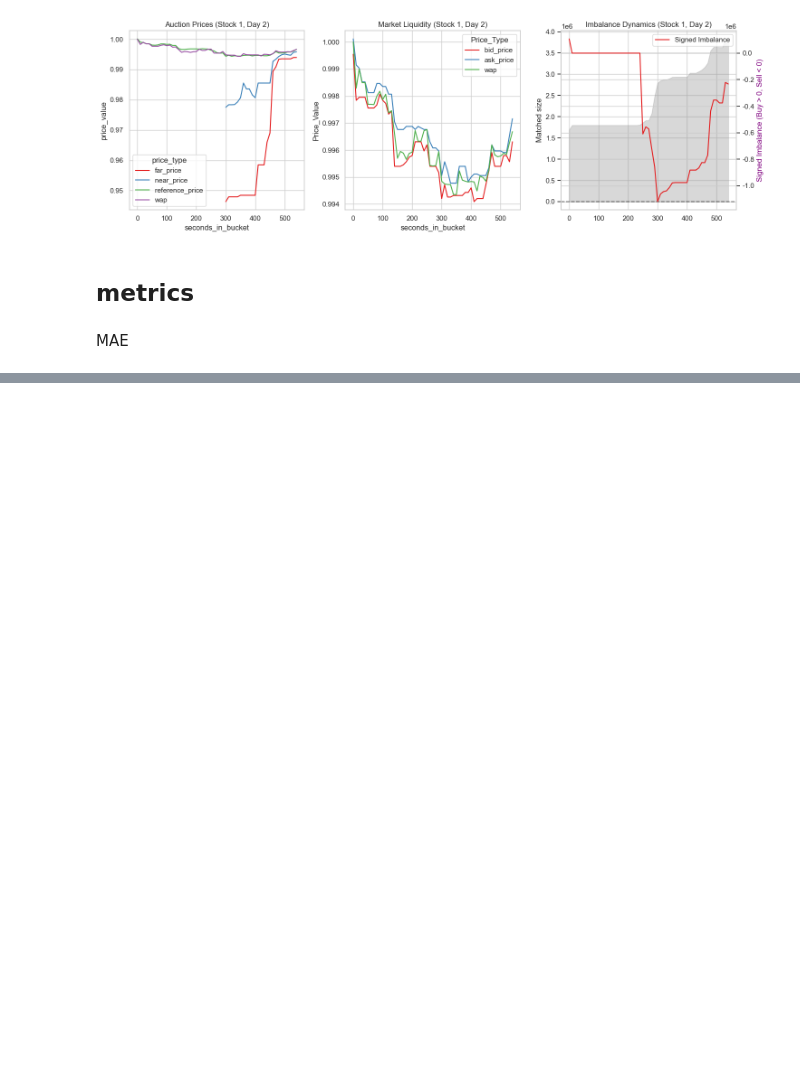
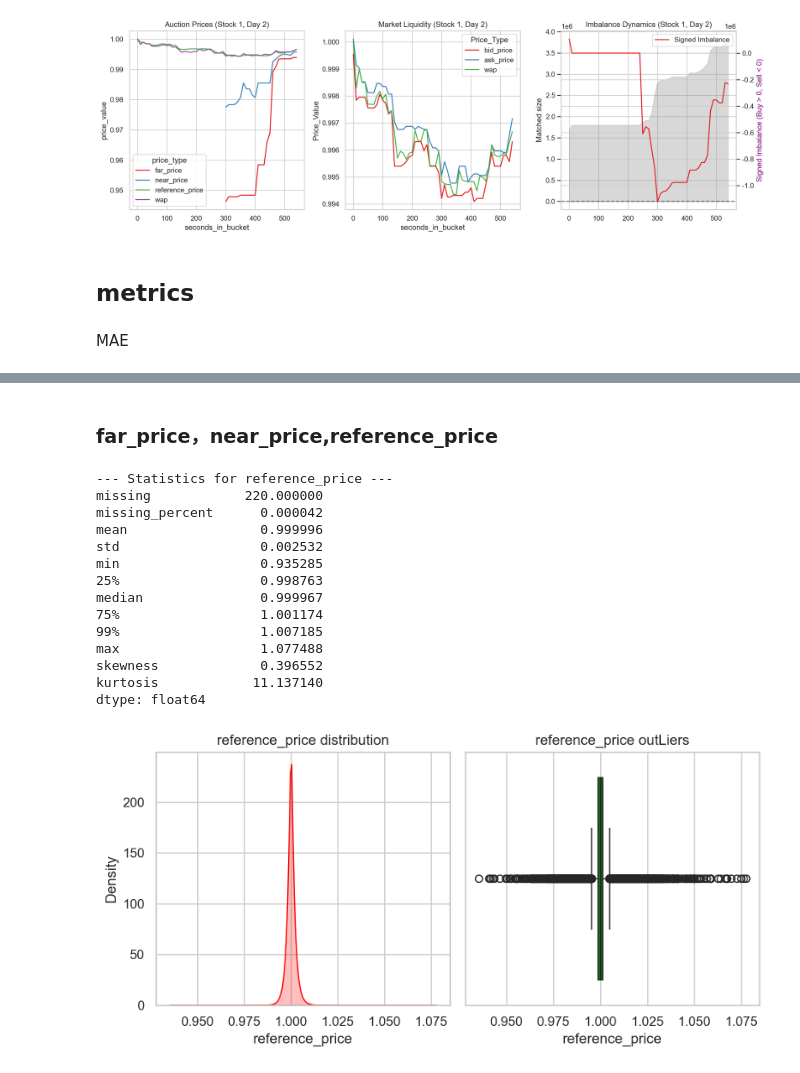
Before and after one commit to ddongzi/data-analysis, a Jupyter notebook: kaggle/optiver_trading_at_the_close/01_start.ipynb, the cells around one changed output, grey strips where cells are left out. Cells and saved outputs as stored; diff of their text form; code cells hidden in the pictures; blank space fills up the shorter version.

```diff
--- a/kaggle/optiver_trading_at_the_close/01_start.ipynb
+++ b/kaggle/optiver_trading_at_the_close/01_start.ipynb
@@ -50,20 +76,28 @@ import seaborn as sns
 import gc
 import warnings
 import re
+from sklearn.linear_model import Ridge
+from sklearn.preprocessing import StandardScaler
+from sklearn.impute import SimpleImputer
+from sklearn.pipeline import Pipeline
+from sklearn.model_selection import train_test_split
+from sklearn.metrics import mean_absolute_error
 from contextlib import contextmanager
 import time
 import os
+from sklearn.base import BaseEstimator, TransformerMixin
+from sklearn.utils.validation import check_is_fitted
 
 gc.enable()
 warnings.filterwarnings('ignore')
 plt.rcParams['font.sans-serif'] = ['SimHei']
 plt.rcParams['axes.unicode_minus'] = False
-plt.rcParams['figure.figsize'] = (8,6)
-plt.rcParams['figure.dpi'] = 100
+plt.rcParams['figure.figsize'] = (4,3)
+plt.rcParams['figure.dpi'] = 200
 
 sns.set_theme(style="whitegrid", palette="Set1")
 # %%
-data = pd.read_csv('data/train.csv')
+data = pd.read_csv('train.csv')
 # %%
 data.columns
 # %% [output]
@@ -170,0 +197,29 @@ data.describe()
+# %%
+def info_numeric_col(df, col):
+    """ col列空间：统计、分布图、异常值图。
+    """
+    stat = pd.Series({
+        'missing': df[col].isnull().sum(),
+        'missing_percent': df[col].isnull().sum() / len(df[col]),
+        'mean': df[col].mean(),
+        'std':df[col].std(),
+        'min': df[col].min(),
+        '25%': df[col].quantile(0.25),
+        'median': df[col].quantile(0.5),
+        '75%': df[col].quantile(0.75),
+        '99%': df[col].quantile(0.99), # 长尾
+        'max': df[col].max(),
+        'skewness': df[col].skew(), # 偏度
+        'kurtosis': df[col].kurt() # 峰度
+    })
+    print(f"--- Statistics for {col} ---")
+    print(stat)
+    fig, axes = plt.subplots(1,2, figsize=(8,4))
+
+    sns.kdeplot(data=df, x=col, fill=True, ax=axes[0], color='red')
+    axes[0].set_title(f'{col} distribution')
+
+    sns.boxplot(data=df, x=col, ax= axes[1], color='green')
+    axes[1].set_title(f'{col} outLiers')
+    plt.tight_layout()
+    plt.show()
@@ -170,0 +247,20 @@ data.describe()
+# %% [markdown]
+### far_price，near_price,reference_price
+# %%
+info_numeric_col(data, 'reference_price')
+# %% [output]
+--- Statistics for reference_price ---
+missing            220.000000
+missing_percent      0.000042
+mean                 0.999996
+std                  0.002532
+min                  0.935285
+25%                  0.998763
+median               0.999967
+75%                  1.001174
+99%                  1.007185
+max                  1.077488
+skewness             0.396552
+kurtosis            11.137140
+dtype: float64
+[figure, added]
```
Also changed, not shown: parts of 45 cells of this notebook, 9 other files.
